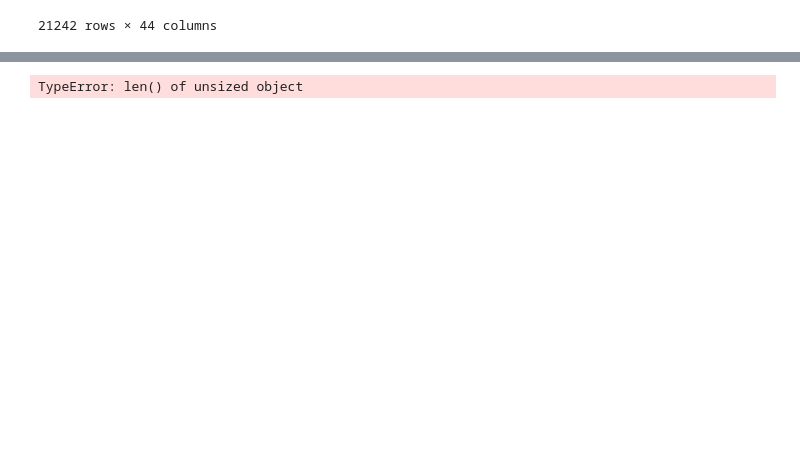
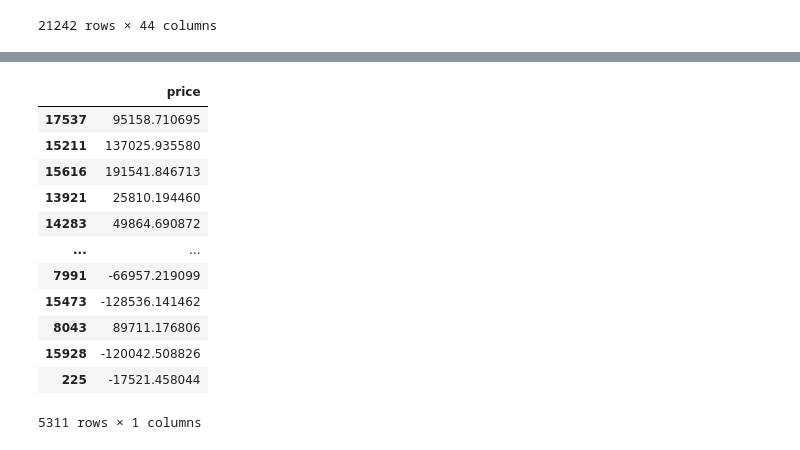
Before and after one commit to Somethingor/bsc-phase-two-project, a Jupyter notebook: notebooks/exploratory/member-2/MiddleGrades.ipynb, the cells around one changed output, grey strips where cells are left out. Saved outputs shown, nothing was run; the diff lists cells and outputs as text; code cells hidden in the pictures; blank space fills up the shorter version.

```diff
--- a/notebooks/exploratory/member-2/MiddleGrades.ipynb
+++ b/notebooks/exploratory/member-2/MiddleGrades.ipynb
@@ -488,5 +515,16 @@ fig.show();
-# %%
-stats.probplot(model_scaled_log_price, dist="norm", plot=pylab)
-pylab.show()
-# %% [output]
-TypeError: len() of unsized object
+# %%
+base_error_hist
+# %% [output]
+|  | price |
+| 17537 | 95158.710695 |
+| 15211 | 137025.935580 |
+| 15616 | 191541.846713 |
+| 13921 | 25810.194460 |
+| 14283 | 49864.690872 |
+| ... | ... |
+| 7991 | -66957.219099 |
+| 15473 | -128536.141462 |
+| 8043 | 89711.176806 |
+| 15928 | -120042.508826 |
+| 225 | -17521.458044 |
+5311 rows × 1 columns
```
Also changed, not shown: parts of 19 cells of this notebook.
